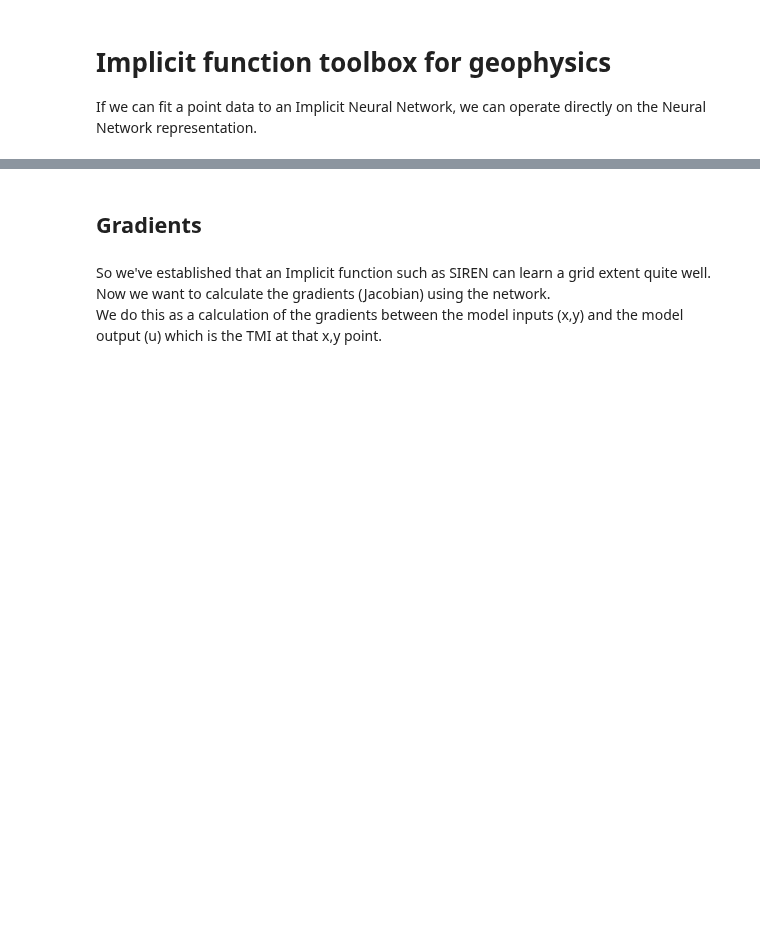
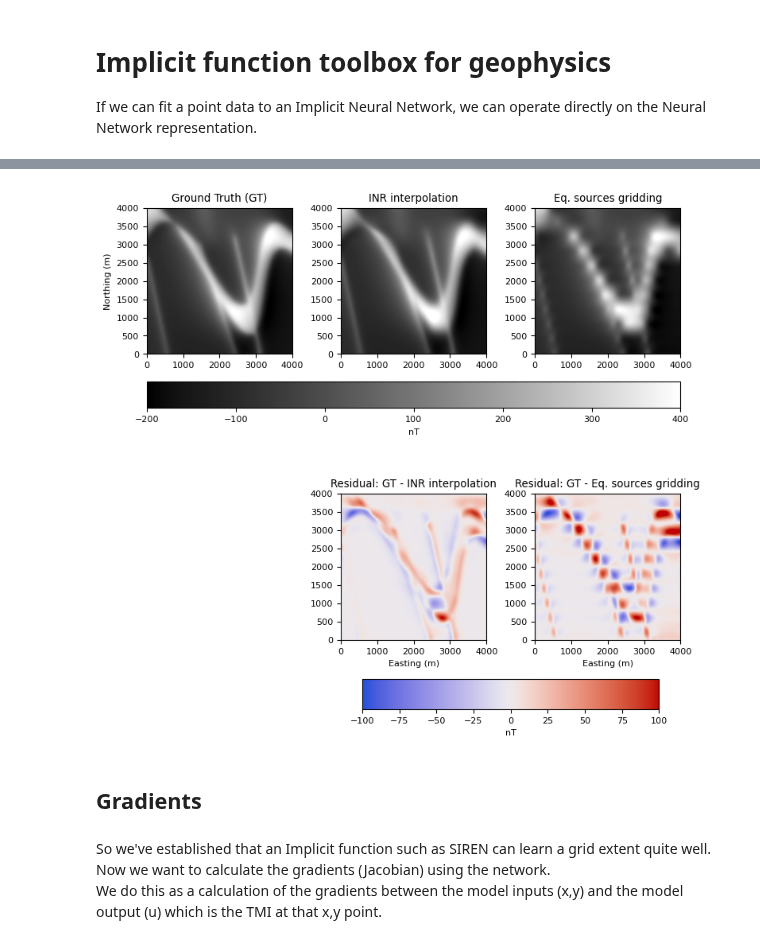
Before and after one commit to LSgeo/ImplicitGeo, a Jupyter notebook: GeoINR3D.ipynb, the cells around one changed output, grey strips where cells are left out. Saved outputs shown, nothing was run; the diff lists cells and outputs as text; code cells hidden in the pictures; blank space fills up the shorter version.

```diff
--- a/GeoINR3D.ipynb
+++ b/GeoINR3D.ipynb
@@ -293,3 +399,34 @@ for i, z_slice in enumerate(u.transpose(2, 0, 1)):  # Iter through *zxy* slices
+# %%
+grid_u = dataset.unnormalise(grid, "u")
+sample_u = dataset.unnormalise(sample, "u")
+
+fig = plt_kwargs(
+    ax_args={
+        "cmap": cc.cm.CET_L1,
+        "vmin": -200,
+        "vmax": 400,
+        "extent": [0, 4000, 0, 4000],  # "interpolation":"nearest"
+    },
+    suptitle=None,  # "Comparison of Gridding Methods",
+    shape=(2, 3),
+    **{
+        "figsize": (e_size("full"), e_size("full")),
+        "label": "nT",
+        "std": 100,
+        "Ground Truth (GT)": sample_u,
+        "INR interpolation": z_slice,
+        "Eq. sources gridding": grid_u,
+        "None": "None",
+        "Residual: GT - INR interpolation": (sample_u - z_slice),
+        "Residual: GT - Eq. sources gridding": (sample_u - grid_u),
+    },
+    # geo_dudz=geo_dudz,
+)
+
+fig.savefig(fig_out / "Comparison of Gridding Methods.png")
+fig.savefig(fig_out / "Comparison of Gridding Methods.pdf")
+# %% [output]
+[figure, added]
 # %%
 # fig = plt_kwargs(
 #     None, #"Grid comparison",
```
Also changed, not shown: parts of 21 cells of this notebook.
